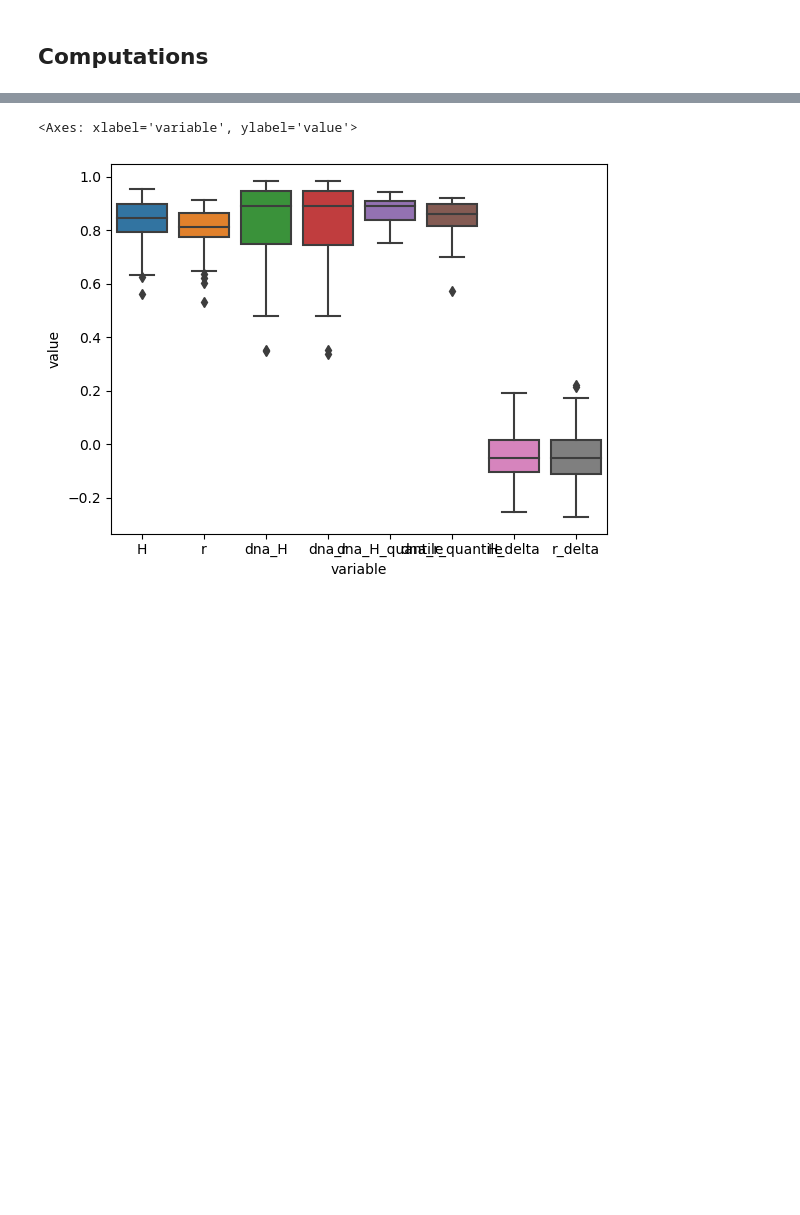
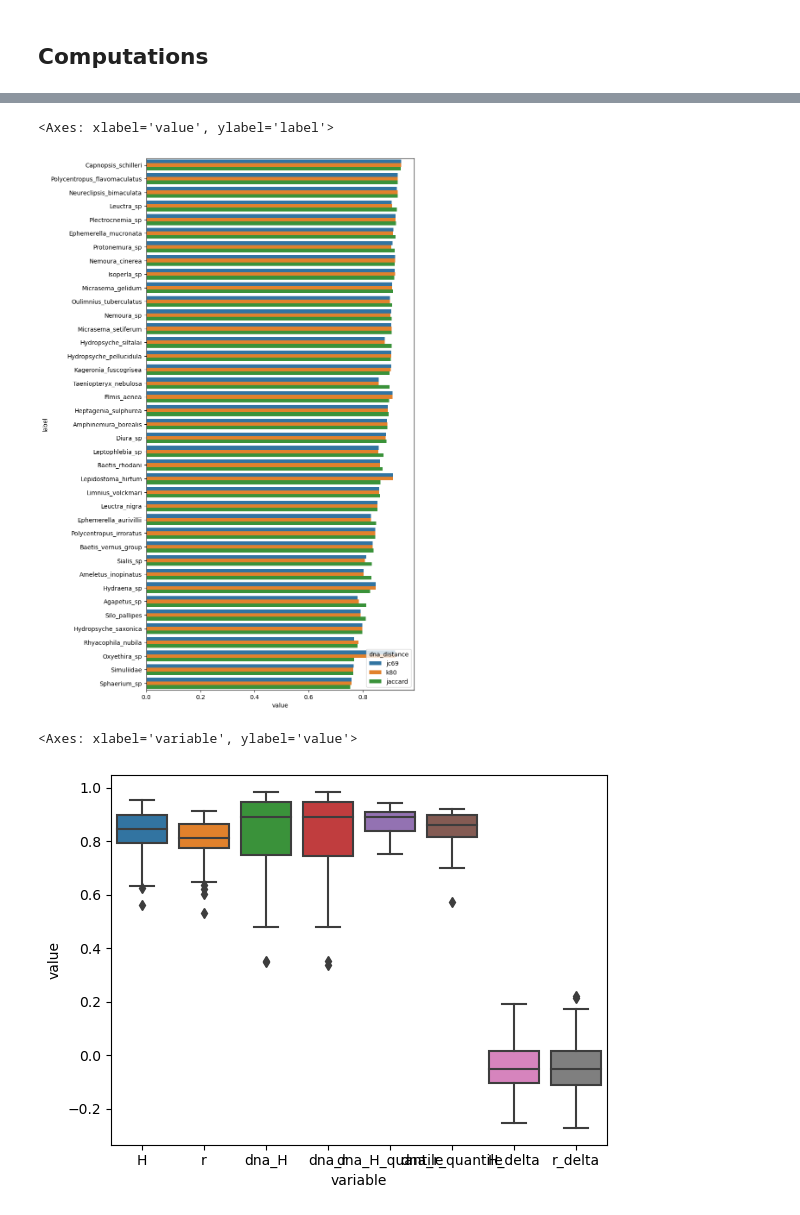
Before and after one commit to mikkoim/dnaimg-ood, a Jupyter notebook: notebooks/loo_fb2_process_all.ipynb, the cells around one changed output, grey strips where cells are left out. Drawn from its saved outputs; the diff is of its cells as text; code cells hidden in the pictures; blank space fills up the shorter version.

```diff
--- a/notebooks/loo_fb2_process_all.ipynb
+++ b/notebooks/loo_fb2_process_all.ipynb
@@ -339,3 +458,16 @@ Text(0.5, 1.0, 'Positive = dna ordering is worse')
+# %%
+import seaborn as sns
+plt.figure(figsize=(8, 16))
+data = score_df.query("cnn_metric == 'H' and method=='dna_quantile' and score=='auc'")
+order = data.query("dna_distance=='jaccard'").sort_values("value", ascending=False)["label"]
+sns.barplot(data,
+            x = "value",
+            y = "label",
+            hue="dna_distance",
+            order=order)
+# %% [output]
+<Axes: xlabel='value', ylabel='label'>
+[figure, added]
 # %%
 sns.boxplot(score_df.reset_index().melt(id_vars="index"),
             x = "variable",
```
Also changed, not shown: parts of 23 cells of this notebook, 2 other files.
